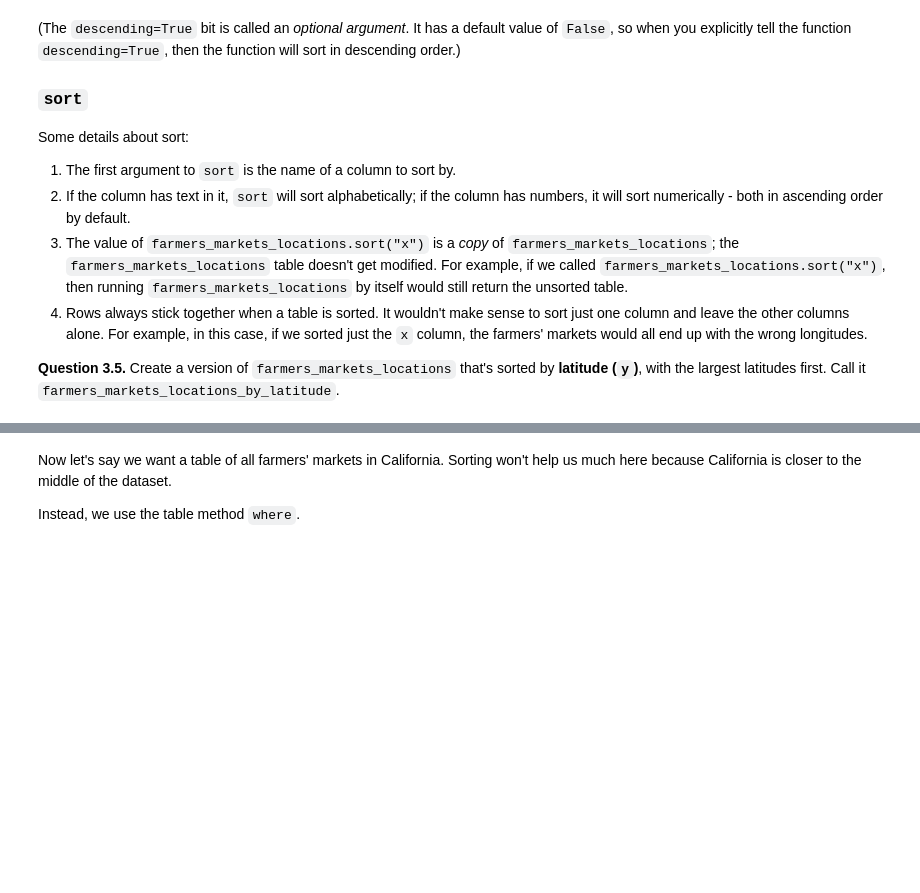
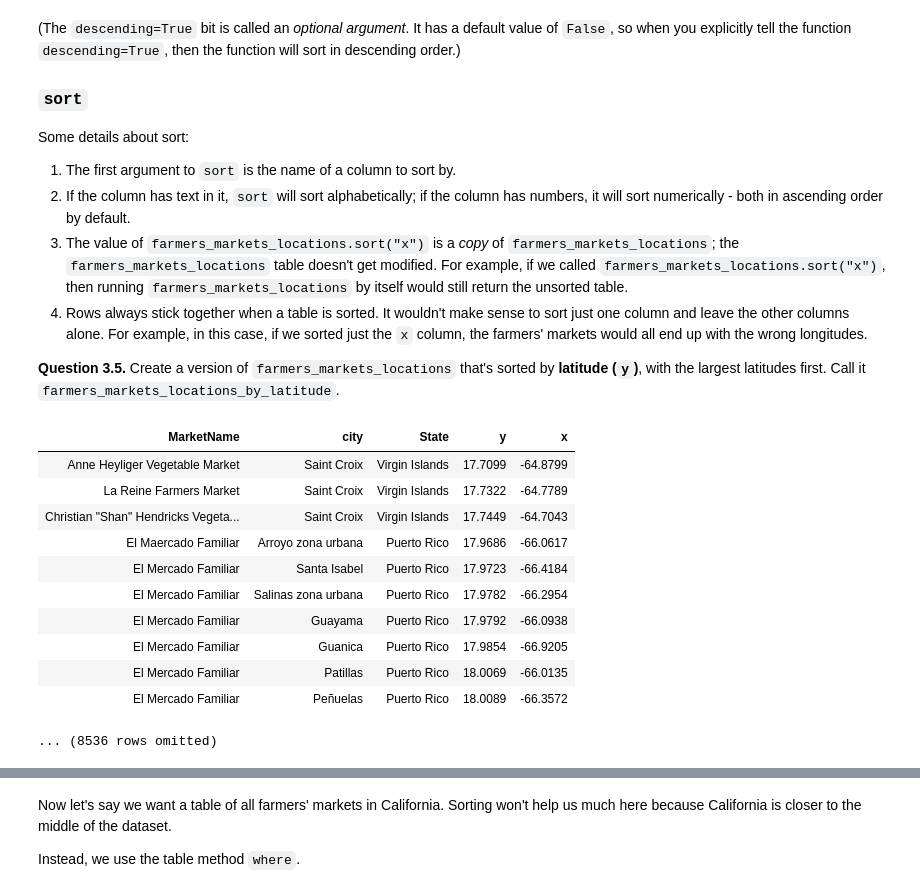
Before and after one commit to Jadenwill075/Intro-to-Data-Analytics, a Jupyter notebook: lab02/lab02.ipynb, the cells around one changed output, grey strips where cells are left out. Saved outputs shown, nothing was run; the diff lists cells and outputs as text; code cells hidden in the pictures; blank space fills up the shorter version.

```diff
--- a/lab02/lab02.ipynb
+++ b/lab02/lab02.ipynb
@@ -369,7 +369,20 @@ Some details about sort:
 
 **Question 3.5.** Create a version of `farmers_markets_locations` that's sorted by **latitude (`y`)**, with the largest latitudes first.  Call it `farmers_markets_locations_by_latitude`.
 # %%
-farmers_markets_locations_by_latitude = ...
+farmers_markets_locations_by_latitude = farmers_markets_locations.sort("y")
 farmers_markets_locations_by_latitude
+# %% [output]
+| MarketName | city | State | y | x |
+| Anne Heyliger Vegetable Market | Saint Croix | Virgin Islands | 17.7099 | -64.8799 |
+| La Reine Farmers Market | Saint Croix | Virgin Islands | 17.7322 | -64.7789 |
+| Christian "Shan" Hendricks Vegeta... | Saint Croix | Virgin Islands | 17.7449 | -64.7043 |
+| El Maercado Familiar | Arroyo zona urbana | Puerto Rico | 17.9686 | -66.0617 |
+| El Mercado Familiar | Santa Isabel | Puerto Rico | 17.9723 | -66.4184 |
+| El Mercado Familiar | Salinas zona urbana | Puerto Rico | 17.9782 | -66.2954 |
+| El Mercado Familiar | Guayama | Puerto Rico | 17.9792 | -66.0938 |
+| El Mercado Familiar | Guanica | Puerto Rico | 17.9854 | -66.9205 |
+| El Mercado Familiar | Patillas | Puerto Rico | 18.0069 | -66.0135 |
+| El Mercado Familiar | Peñuelas | Puerto Rico | 18.0089 | -66.3572 |
+... (8536 rows omitted)
 # %%
 grader.check("q35")
```
Also changed, not shown: parts of 8 cells of this notebook, 1 other file.
